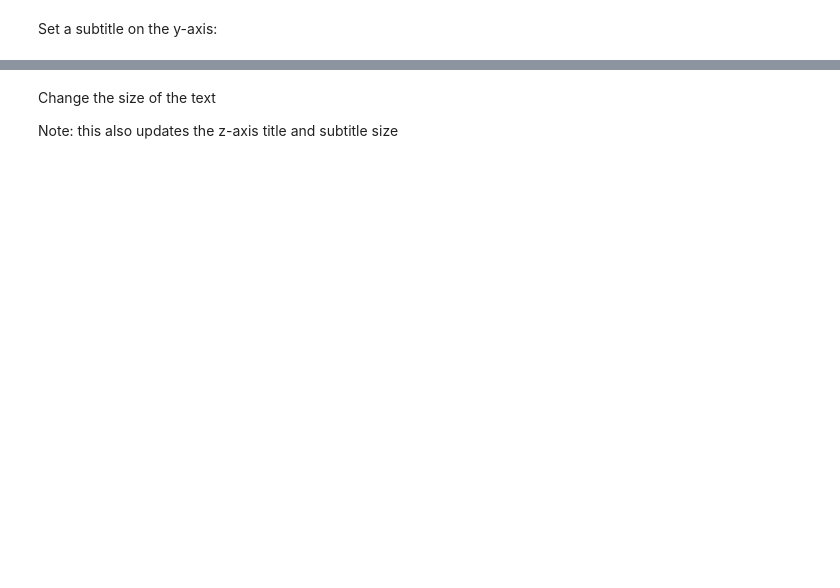
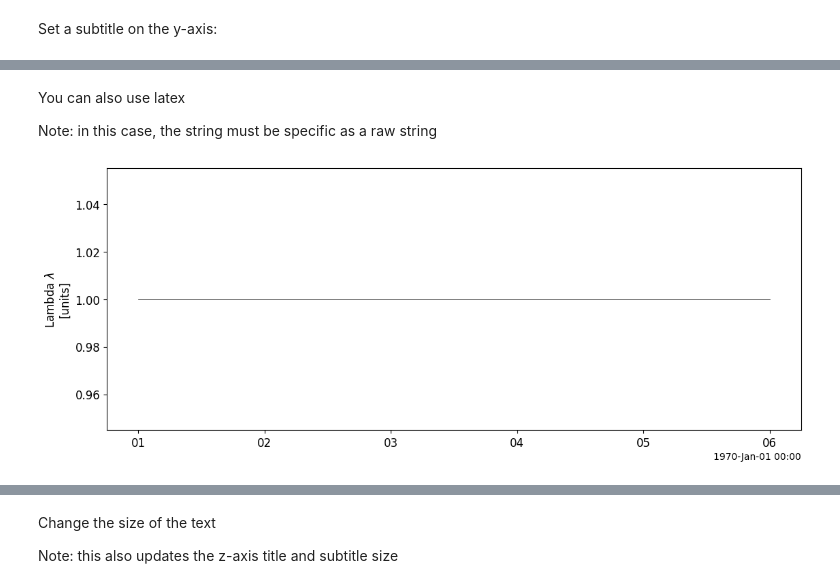
Before and after one commit to spedas/pyspedas_examples, a Jupyter notebook: pyspedas_examples/notebooks/PyTplot_annotations.ipynb, the cells around one changed output, grey strips where cells are left out. Cells and saved outputs as stored; diff of their text form; code cells hidden in the pictures; blank space fills up the shorter version.

```diff
--- a/pyspedas_examples/notebooks/PyTplot_annotations.ipynb
+++ b/pyspedas_examples/notebooks/PyTplot_annotations.ipynb
@@ -38,0 +49,10 @@ tplot('data')
+# %% [markdown]
+You can also use latex
+
+Note: in this case, the string must be specific as a raw string
+# %%
+options('data', 'ytitle', r'Lambda $\lambda$')
+
+tplot('data')
+# %% [output]
+[figure, added]
```
Also changed, not shown: parts of 18 cells of this notebook.
